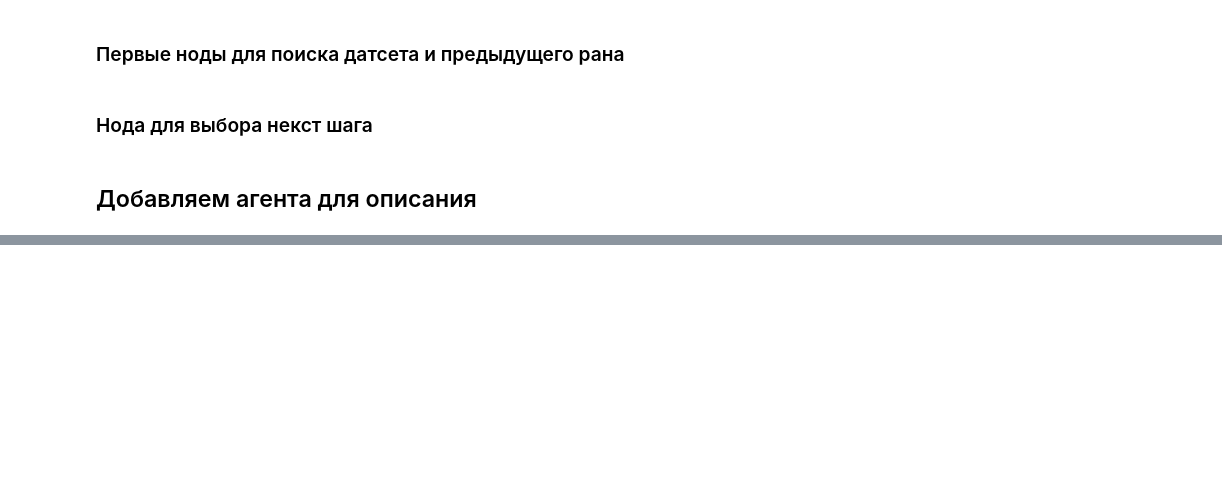
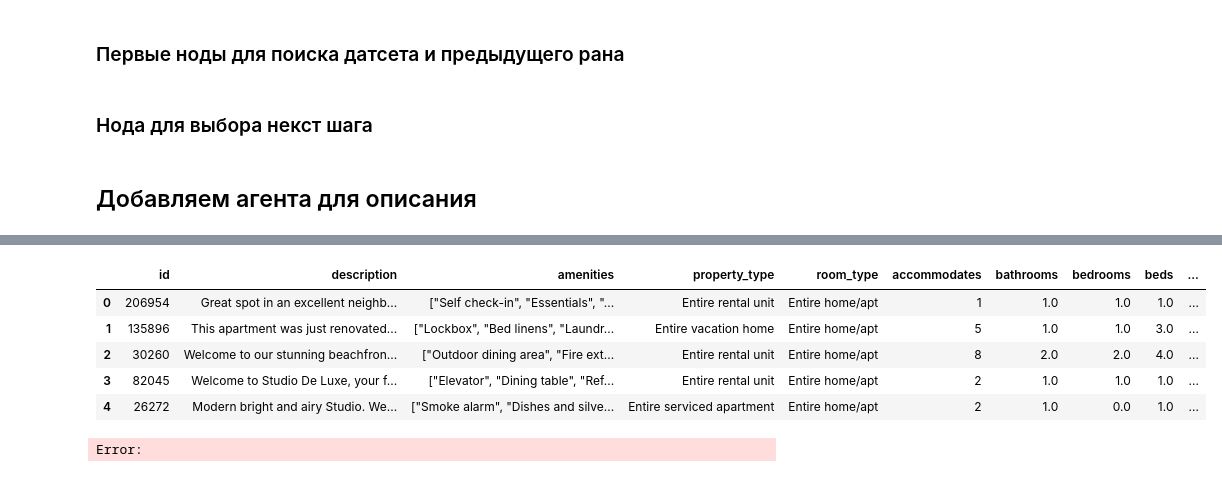
Before and after one commit to lezzzl/ai_agents_for_smadimo, a Jupyter notebook: pre_final.ipynb, the cells around one changed output, grey strips where cells are left out. Drawn from its saved outputs; the diff is of its cells as text; code cells hidden in the pictures; blank space fills up the shorter version.

```diff
--- a/pre_final.ipynb
+++ b/pre_final.ipynb
@@ -886,0 +2524,3 @@ def call_orchestrator_llm(state: dict) -> OrchestratorDecision:
+# %%
+data = pd.read_csv('artifacts/data_preparation/intermediate/01_casted.csv')
+data.info()
@@ -886,0 +2546,10 @@ def call_orchestrator_llm(state: dict) -> OrchestratorDecision:
+# %%
+data.head()
+# %% [output]
+|  | id | description | amenities | property_type | room_type | accommodates | bathrooms | bedrooms | beds | ... |
+| 0 | 206954 | Great spot in an excellent neighb... | ["Self check-in", "Essentials", "... | Entire rental unit | Entire home/apt | 1 | 1.0 | 1.0 | 1.0 | ... |
+| 1 | 135896 | This apartment was just renovated... | ["Lockbox", "Bed linens", "Laundr... | Entire vacation home | Entire home/apt | 5 | 1.0 | 1.0 | 3.0 | ... |
+| 2 | 30260 | Welcome to our stunning beachfron... | ["Outdoor dining area", "Fire ext... | Entire rental unit | Entire home/apt | 8 | 2.0 | 2.0 | 4.0 | ... |
+| 3 | 82045 | Welcome to Studio De Luxe, your f... | ["Elevator", "Dining table", "Ref... | Entire rental unit | Entire home/apt | 2 | 1.0 | 1.0 | 1.0 | ... |
+| 4 | 26272 | Modern bright and airy Studio. We... | ["Smoke alarm", "Dishes and silve... | Entire serviced apartment | Entire home/apt | 2 | 1.0 | 0.0 | 1.0 | ... |
+Error:
```
Also changed, not shown: parts of 90 cells of this notebook.
